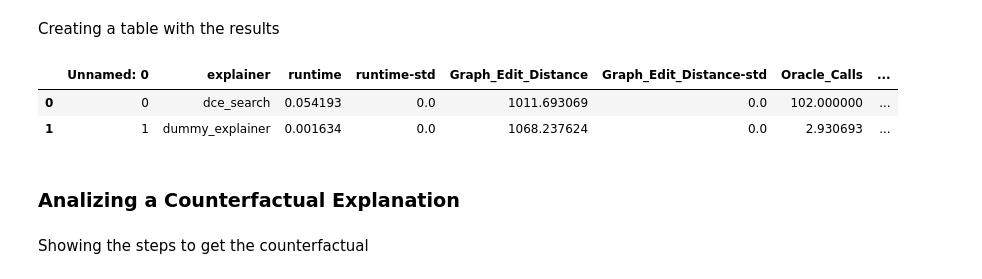
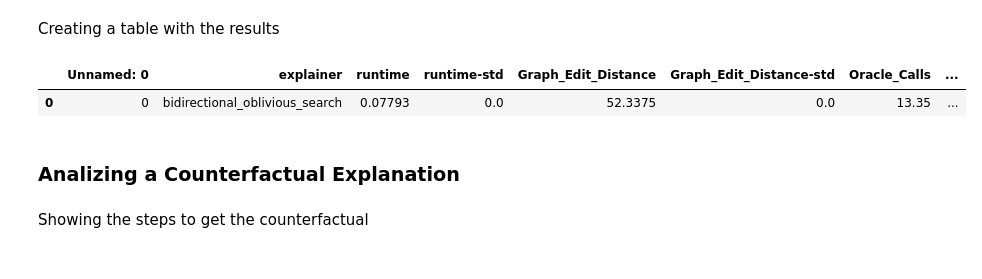
Before and after one commit to MarioTheOne/GRETEL, a Jupyter notebook: examples/5-visualizing_explanations.ipynb, the cells around one changed output. Saved outputs shown, nothing was run; the diff lists cells and outputs as text; code cells hidden in the pictures.

```diff
--- a/examples/5-visualizing_explanations.ipynb
+++ b/examples/5-visualizing_explanations.ipynb
@@ -50,18 +50,17 @@ Creating a table with the results
 # %%
 from src.data_analysis.data_analyzer import DataAnalyzer
 import pandas as pd
 
 dtan = DataAnalyzer(output_folder, stats_folder)
 dtan.aggregate_data()
 dtan.aggregate_runs()
 dtan.create_tables_by_oracle_dataset()
 
-results_table = pd.read_csv(stats_folder + 'autism-asd_custom_oracle.csv')
+results_table = pd.read_csv(stats_folder + 'tree-cycles-knn.csv')
 results_table
 # %% [output]
 |  | Unnamed: 0 | explainer | runtime | runtime-std | Graph_Edit_Distance | Graph_Edit_Distance-std | Oracle_Calls | ... |
-| 0 | 0 | dce_search | 0.054193 | 0.0 | 1011.693069 | 0.0 | 102.000000 | ... |
-| 1 | 1 | dummy_explainer | 0.001634 | 0.0 | 1068.237624 | 0.0 | 2.930693 | ... |
+| 0 | 0 | bidirectional_oblivious_search | 0.07793 | 0.0 | 52.3375 | 0.0 | 13.35 | ... |
 # %% [markdown]
 ### Analizing a Counterfactual Explanation
 # %%
```
Also changed, not shown: parts of 6 cells of this notebook, 3 other files.
